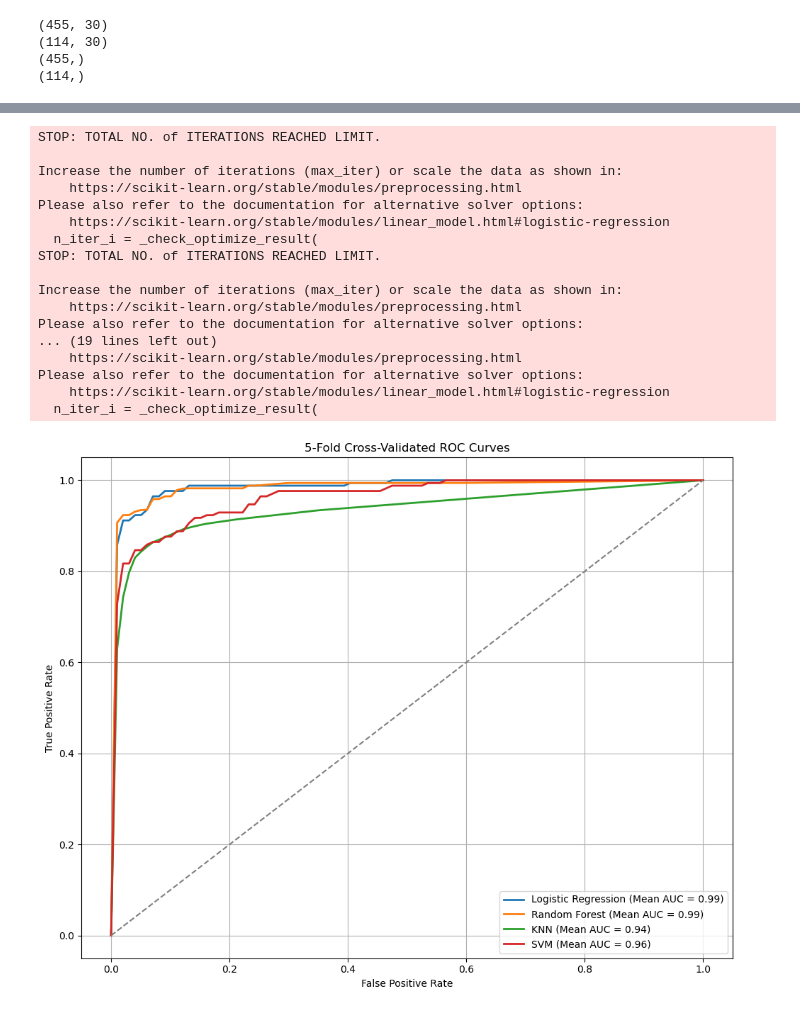
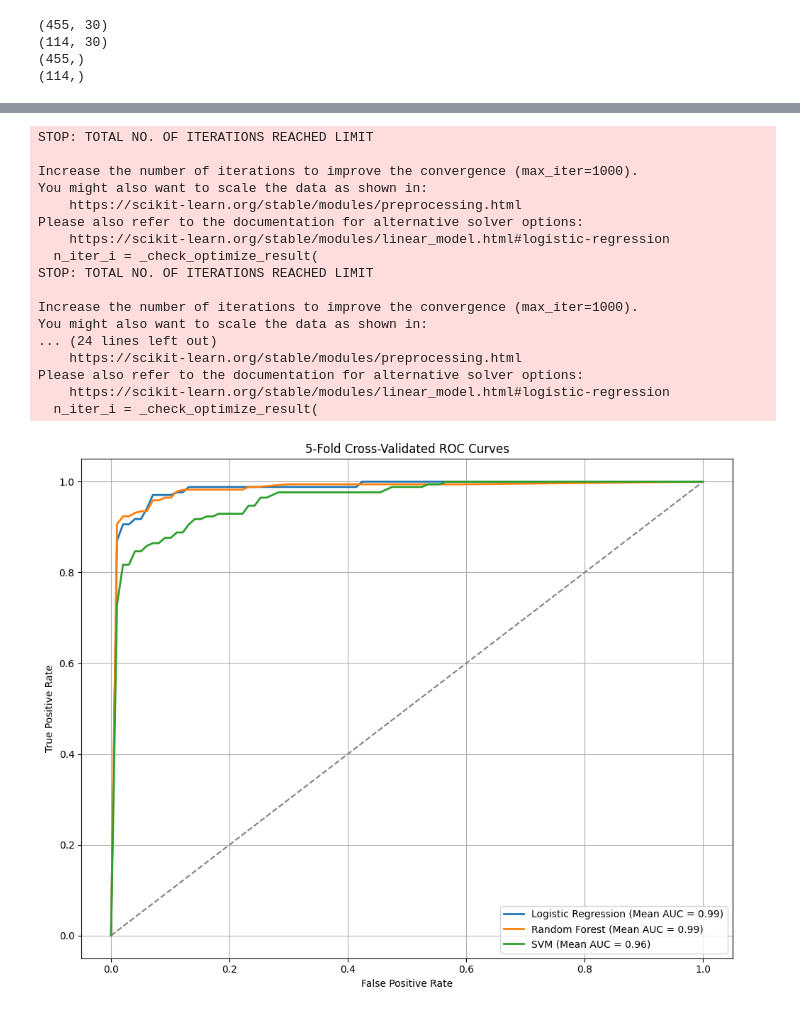
Before and after one commit to omaralfaqih6/breast_cancer_wisconsin, a Jupyter notebook: data_prep_mod_setup.ipynb, the cells around one changed output, grey strips where cells are left out. Saved outputs shown, nothing was run; the diff lists cells and outputs as text; code cells hidden in the pictures.

```diff
--- a/data_prep_mod_setup.ipynb
+++ b/data_prep_mod_setup.ipynb
@@ -337,33 +398,33 @@ Mean AUC: 0.9878
 # %%
-# Create model
-model = RandomForestClassifier(random_state=42)
+# # Create model
+# model = RandomForestClassifier(random_state=42)
 
-# Create stratified 5-fold cross-validator
-cv = StratifiedKFold(n_splits=5, shuffle=True, random_state=42)
+# # Create stratified 5-fold cross-validator
+# cv = StratifiedKFold(n_splits=5, shuffle=True, random_state=42)
 
-# Store values
+# # Store values
 tprs = []
 aucs = []
 mean_fpr = np.linspace(0, 1, 100)
 fig, ax = plt.subplots(figsize=(8, 6))
 
 for fold, (train_idx, val_idx) in enumerate(cv.split(X_train, y_train)):
-    X_cv_train, X_cv_val = X_train.iloc[train_idx], X_train.iloc[val_idx]
-    y_cv_train, y_cv_val = y_train.iloc[train_idx], y_train.iloc[val_idx]
+     X_cv_train, X_cv_val = X_train.iloc[train_idx], X_train.iloc[val_idx]
+     y_cv_train, y_cv_val = y_train.iloc[train_idx], y_train.iloc[val_idx]
 
-    model.fit(X_cv_train, y_cv_train)
-    y_proba = model.predict_proba(X_cv_val)[:, 1]  # proba for class 1 (Malignant)
+     model.fit(X_cv_train, y_cv_train)
+     y_proba = model.predict_proba(X_cv_val)[:, 1]  # proba for class 1 (Malignant)
 
-    fpr, tpr, _ = roc_curve(y_cv_val, y_proba)
-    roc_auc = auc(fpr, tpr)
-    aucs.append(roc_auc)
+     fpr, tpr, _ = roc_curve(y_cv_val, y_proba)
+     roc_auc = auc(fpr, tpr)
+     aucs.append(roc_auc)
 
-    # Interpolate TPR
-    tpr_interp = np.interp(mean_fpr, fpr, tpr)
-    tpr_interp[0] = 0.0
-    tprs.append(tpr_interp)
+     # Interpolate TPR
+     tpr_interp = np.interp(mean_fpr, fpr, tpr)
+     tpr_interp[0] = 0.0
+     tprs.append(tpr_interp)
 
-    ax.plot(fpr, tpr, alpha=0.3, label=f'Fold {fold+1} AUC = {roc_auc:.2f}')
+ax.plot(fpr, tpr, alpha=0.3, label=f'Fold {fold+1} AUC = {roc_auc:.2f}')
 
 # Plot mean ROC curve
 mean_tpr = np.mean(tprs, axis=0)
@@ -388,9 +449,9 @@ ROC curve saved as roc_curve.png
 # %%
-## Compare logistic, knn, svm and random forest model performance based on 5 fold cross-validation
+## Compare logistic regression, SVM, and random forest model performance based on 5 fold cross-validation
 
 from sklearn.linear_model import LogisticRegression
 from sklearn.ensemble import RandomForestClassifier
-from sklearn.neighbors import KNeighborsClassifier
+#from sklearn.neighbors import KNeighborsClassifier
 from sklearn.svm import SVC
 
 from sklearn.model_selection import StratifiedKFold
@@ -402,7 +463,7 @@ import numpy as np
 models = {
     'Logistic Regression': LogisticRegression(max_iter=1000, random_state=42),
     'Random Forest': RandomForestClassifier(random_state=42),
-    'KNN': KNeighborsClassifier(n_neighbors=5),
+    #'KNN': KNeighborsClassifier(n_neighbors=5),
     'SVM': SVC(probability=True, kernel='rbf', random_state=42)
 }
 
@@ -431,38 +492,38 @@ for name, model in models.items():
         tprs.append(tpr_interp)
 
     mean_tpr = np.mean(tprs, axis=0)
     mean_tpr[-1] = 1.0
     mean_auc = np.mean(aucs)
 
     plt.plot(mean_fpr, mean_tpr, lw=2,
              label=f'{name} (Mean AUC = {mean_auc:.2f})')
 
 # Plot random chance line
 plt.plot([0, 1], [0, 1], linestyle='--', color='gray')
 
 plt.xlabel('False Positive Rate')
 plt.ylabel('True Positive Rate')
 plt.title('5-Fold Cross-Validated ROC Curves')
 plt.legend(loc='lower right')
 plt.grid()
 plt.tight_layout()
 plt.show()
 # %% [output]
-STOP: TOTAL NO. of ITERATIONS REACHED LIMIT.
+STOP: TOTAL NO. OF ITERATIONS REACHED LIMIT
 
-Increase the number of iterations (max_iter) or scale the data as shown in:
+Increase the number of iterations to improve the convergence (max_iter=1000).
+You might also want to scale the data as shown in:
     https://scikit-learn.org/stable/modules/preprocessing.html
 Please also refer to the documentation for alternative solver options:
     https://scikit-learn.org/stable/modules/linear_model.html#logistic-regression
   n_iter_i = _check_optimize_result(
-STOP: TOTAL NO. of ITERATIONS REACHED LIMIT.
+STOP: TOTAL NO. OF ITERATIONS REACHED LIMIT
 
-Increase the number of iterations (max_iter) or scale the data as shown in:
-    https://scikit-learn.org/stable/modules/preprocessing.html
-Please also refer to the documentation for alternative solver options:
-... (19 lines left out)
+Increase the number of iterations to improve the convergence (max_iter=1000).
+You might also want to scale the data as shown in:
+... (24 lines left out)
     https://scikit-learn.org/stable/modules/preprocessing.html
 Please also refer to the documentation for alternative solver options:
     https://scikit-learn.org/stable/modules/linear_model.html#logistic-regression
   n_iter_i = _check_optimize_result(
-[figure, old version]
+[figure, new version]
```
Also changed, not shown: parts of 10 cells of this notebook, 1 other file.
